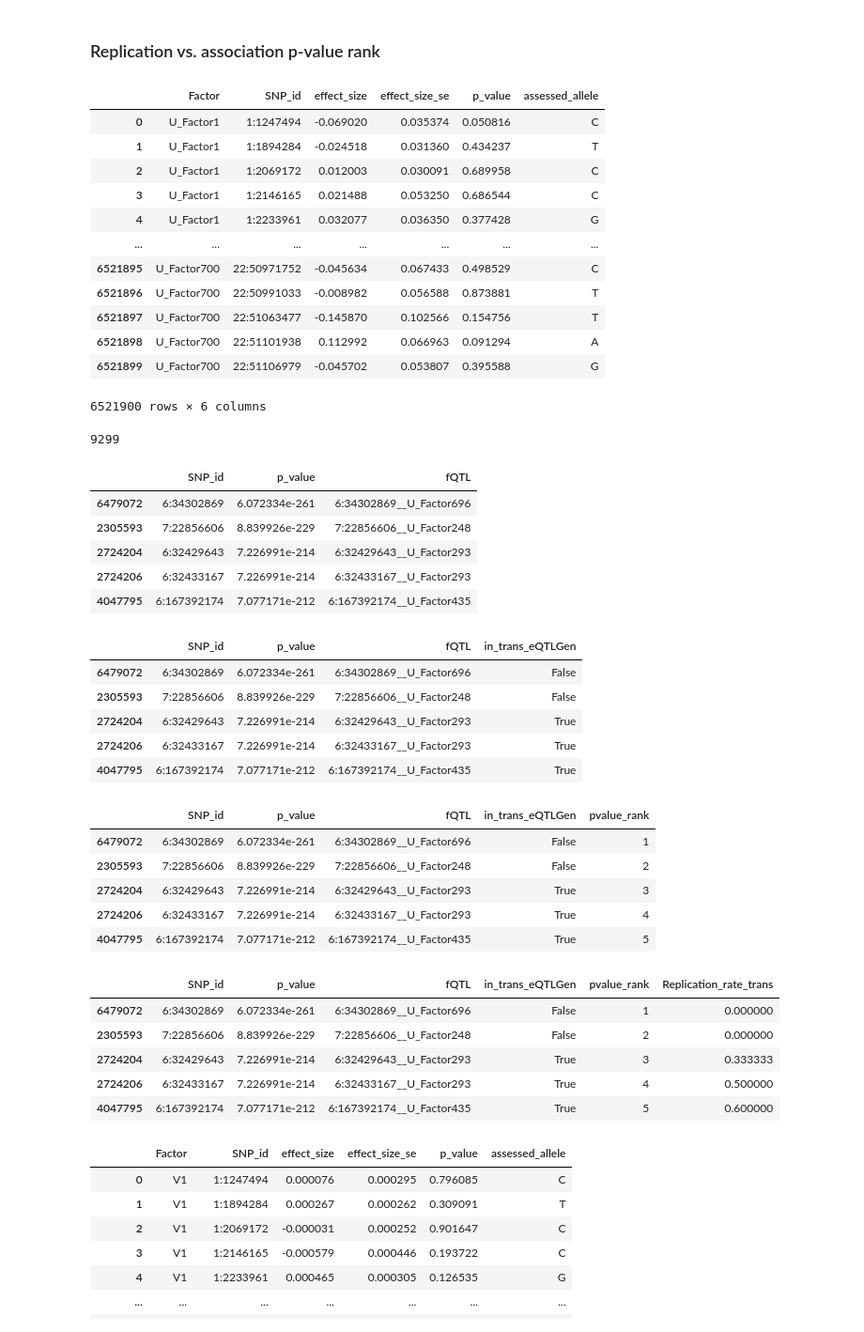
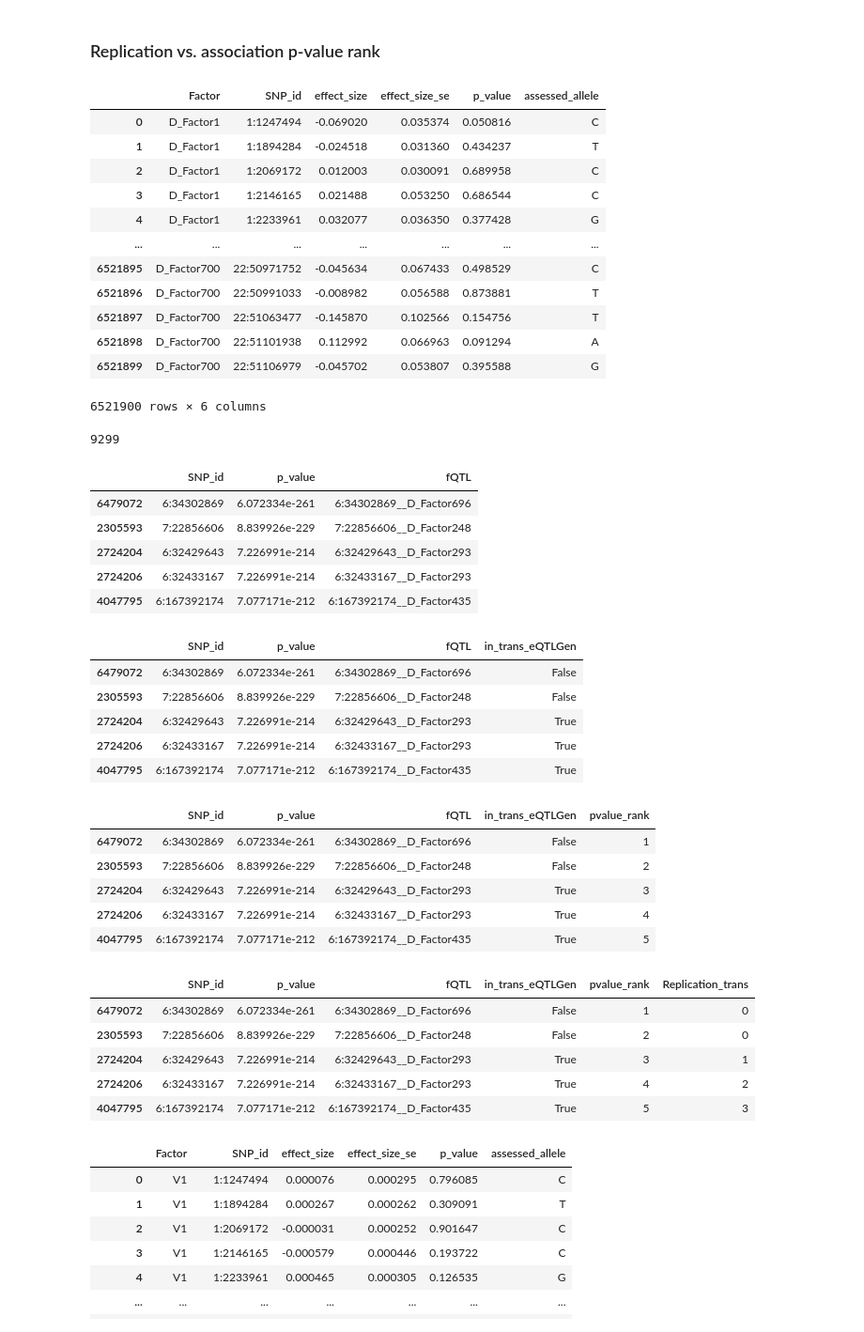
Before and after one commit to danaivagiaki/LIVI_analyses, a Jupyter notebook: OneK1K/Paper_Main_Figures/LIVI_paper_Fig2_SNP-testing-benchmark.ipynb, the cells around one changed output. Shown at 94% size. Saved outputs shown, nothing was run; the diff lists cells and outputs as text; code cells hidden in the pictures.

```diff
--- a/OneK1K/Paper_Main_Figures/LIVI_paper_Fig2_SNP-testing-benchmark.ipynb
+++ b/OneK1K/Paper_Main_Figures/LIVI_paper_Fig2_SNP-testing-benchmark.ipynb
@@ -575,22 +570,22 @@ venny4py_custom_colors(sets={"LIVI": set(GxC_effects.SNP_id),
 # %%
 GxC_effects_all = pd.read_csv(
     os.path.join(model_results_dir, f"{model}_LMM_results_Ucontext.tsv"),
     sep="\t")
-
+GxC_effects_all.Factor = GxC_effects_all.Factor.str.replace("U_", "D_")
 GxC_effects_all
 # %% [output]
 |  | Factor | SNP_id | effect_size | effect_size_se | p_value | assessed_allele |
-| 0 | U_Factor1 | 1:1247494 | -0.069020 | 0.035374 | 0.050816 | C |
-| 1 | U_Factor1 | 1:1894284 | -0.024518 | 0.031360 | 0.434237 | T |
-| 2 | U_Factor1 | 1:2069172 | 0.012003 | 0.030091 | 0.689958 | C |
-| 3 | U_Factor1 | 1:2146165 | 0.021488 | 0.053250 | 0.686544 | C |
-| 4 | U_Factor1 | 1:2233961 | 0.032077 | 0.036350 | 0.377428 | G |
+| 0 | D_Factor1 | 1:1247494 | -0.069020 | 0.035374 | 0.050816 | C |
+| 1 | D_Factor1 | 1:1894284 | -0.024518 | 0.031360 | 0.434237 | T |
+| 2 | D_Factor1 | 1:2069172 | 0.012003 | 0.030091 | 0.689958 | C |
+| 3 | D_Factor1 | 1:2146165 | 0.021488 | 0.053250 | 0.686544 | C |
+| 4 | D_Factor1 | 1:2233961 | 0.032077 | 0.036350 | 0.377428 | G |
 | ... | ... | ... | ... | ... | ... | ... |
-| 6521895 | U_Factor700 | 22:50971752 | -0.045634 | 0.067433 | 0.498529 | C |
-| 6521896 | U_Factor700 | 22:50991033 | -0.008982 | 0.056588 | 0.873881 | T |
-| 6521897 | U_Factor700 | 22:51063477 | -0.145870 | 0.102566 | 0.154756 | T |
-| 6521898 | U_Factor700 | 22:51101938 | 0.112992 | 0.066963 | 0.091294 | A |
-| 6521899 | U_Factor700 | 22:51106979 | -0.045702 | 0.053807 | 0.395588 | G |
+| 6521895 | D_Factor700 | 22:50971752 | -0.045634 | 0.067433 | 0.498529 | C |
+| 6521896 | D_Factor700 | 22:50991033 | -0.008982 | 0.056588 | 0.873881 | T |
+| 6521897 | D_Factor700 | 22:51063477 | -0.145870 | 0.102566 | 0.154756 | T |
+| 6521898 | D_Factor700 | 22:51101938 | 0.112992 | 0.066963 | 0.091294 | A |
+| 6521899 | D_Factor700 | 22:51106979 | -0.045702 | 0.053807 | 0.395588 | G |
 6521900 rows × 6 columns
 # %%
 GxC_effects = GxC_effects.assign(fQTL = GxC_effects["SNP_id"]+"__"+GxC_effects["Factor"])
@@ -607,41 +602,41 @@ SNPs_sorted = GxC_effects_all.loc[smallest_pval_idx].sort_values("p_value", asce
 SNPs_sorted.head()
 # %% [output]
 |  | SNP_id | p_value | fQTL |
-| 6479072 | 6:34302869 | 6.072334e-261 | 6:34302869__U_Factor696 |
-| 2305593 | 7:22856606 | 8.839926e-229 | 7:22856606__U_Factor248 |
-| 2724204 | 6:32429643 | 7.226991e-214 | 6:32429643__U_Factor293 |
-| 2724206 | 6:32433167 | 7.226991e-214 | 6:32433167__U_Factor293 |
-| 4047795 | 6:167392174 | 7.077171e-212 | 6:167392174__U_Factor435 |
+| 6479072 | 6:34302869 | 6.072334e-261 | 6:34302869__D_Factor696 |
+| 2305593 | 7:22856606 | 8.839926e-229 | 7:22856606__D_Factor248 |
+| 2724204 | 6:32429643 | 7.226991e-214 | 6:32429643__D_Factor293 |
+| 2724206 | 6:32433167 | 7.226991e-214 | 6:32433167__D_Factor293 |
+| 4047795 | 6:167392174 | 7.077171e-212 | 6:167392174__D_Factor435 |
 # %%
 SNPs_sorted["in_trans_eQTLGen"] =  SNPs_sorted.SNP_id.isin(trans_eQTLGen_sign.snp_id)
 SNPs_sorted.head()
 # %% [output]
 |  | SNP_id | p_value | fQTL | in_trans_eQTLGen |
-| 6479072 | 6:34302869 | 6.072334e-261 | 6:34302869__U_Factor696 | False |
-| 2305593 | 7:22856606 | 8.839926e-229 | 7:22856606__U_Factor248 | False |
-| 2724204 | 6:32429643 | 7.226991e-214 | 6:32429643__U_Factor293 | True |
-| 2724206 | 6:32433167 | 7.226991e-214 | 6:32433167__U_Factor293 | True |
-| 4047795 | 6:167392174 | 7.077171e-212 | 6:167392174__U_Factor435 | True |
+| 6479072 | 6:34302869 | 6.072334e-261 | 6:34302869__D_Factor696 | False |
+| 2305593 | 7:22856606 | 8.839926e-229 | 7:22856606__D_Factor248 | False |
+| 2724204 | 6:32429643 | 7.226991e-214 | 6:32429643__D_Factor293 | True |
+| 2724206 | 6:32433167 | 7.226991e-214 | 6:32433167__D_Factor293 | True |
+| 4047795 | 6:167392174 | 7.077171e-212 | 6:167392174__D_Factor435 | True |
 # %%
 SNPs_sorted["pvalue_rank"] = np.arange(1,SNPs_sorted.shape[0]+1)
 SNPs_sorted.head()
 # %% [output]
 |  | SNP_id | p_value | fQTL | in_trans_eQTLGen | pvalue_rank |
-| 6479072 | 6:34302869 | 6.072334e-261 | 6:34302869__U_Factor696 | False | 1 |
-| 2305593 | 7:22856606 | 8.839926e-229 | 7:22856606__U_Factor248 | False | 2 |
-| 2724204 | 6:32429643 | 7.226991e-214 | 6:32429643__U_Factor293 | True | 3 |
-| 2724206 | 6:32433167 | 7.226991e-214 | 6:32433167__U_Factor293 | True | 4 |
-| 4047795 | 6:167392174 | 7.077171e-212 | 6:167392174__U_Factor435 | True | 5 |
+| 6479072 | 6:34302869 | 6.072334e-261 | 6:34302869__D_Factor696 | False | 1 |
+| 2305593 | 7:22856606 | 8.839926e-229 | 7:22856606__D_Factor248 | False | 2 |
+| 2724204 | 6:32429643 | 7.226991e-214 | 6:32429643__D_Factor293 | True | 3 |
+| 2724206 | 6:32433167 | 7.226991e-214 | 6:32433167__D_Factor293 | True | 4 |
+| 4047795 | 6:167392174 | 7.077171e-212 | 6:167392174__D_Factor435 | True | 5 |
 # %%
 SNPs_sorted["Replication_trans"] = SNPs_sorted["in_trans_eQTLGen"].cumsum()
 SNPs_sorted.head()
 # %% [output]
-|  | SNP_id | p_value | fQTL | in_trans_eQTLGen | pvalue_rank | Replication_rate_trans |
-| 6479072 | 6:34302869 | 6.072334e-261 | 6:34302869__U_Factor696 | False | 1 | 0.000000 |
-| 2305593 | 7:22856606 | 8.839926e-229 | 7:22856606__U_Factor248 | False | 2 | 0.000000 |
-| 2724204 | 6:32429643 | 7.226991e-214 | 6:32429643__U_Factor293 | True | 3 | 0.333333 |
-| 2724206 | 6:32433167 | 7.226991e-214 | 6:32433167__U_Factor293 | True | 4 | 0.500000 |
-| 4047795 | 6:167392174 | 7.077171e-212 | 6:167392174__U_Factor435 | True | 5 | 0.600000 |
+|  | SNP_id | p_value | fQTL | in_trans_eQTLGen | pvalue_rank | Replication_trans |
+| 6479072 | 6:34302869 | 6.072334e-261 | 6:34302869__D_Factor696 | False | 1 | 0 |
+| 2305593 | 7:22856606 | 8.839926e-229 | 7:22856606__D_Factor248 | False | 2 | 0 |
+| 2724204 | 6:32429643 | 7.226991e-214 | 6:32429643__D_Factor293 | True | 3 | 1 |
+| 2724206 | 6:32433167 | 7.226991e-214 | 6:32433167__D_Factor293 | True | 4 | 2 |
+| 4047795 | 6:167392174 | 7.077171e-212 | 6:167392174__D_Factor435 | True | 5 | 3 |
 # %%
 scITD_all = pd.read_csv("/data/danai/Data/OneK1K/Benchmarks/scITD/scITD_14kgenes_700_factors_900_donors_LMM_results_Ucontext.tsv", sep="\t", index_col=False)
 scITD_all
```
Also changed, not shown: parts of 37 cells of this notebook.
